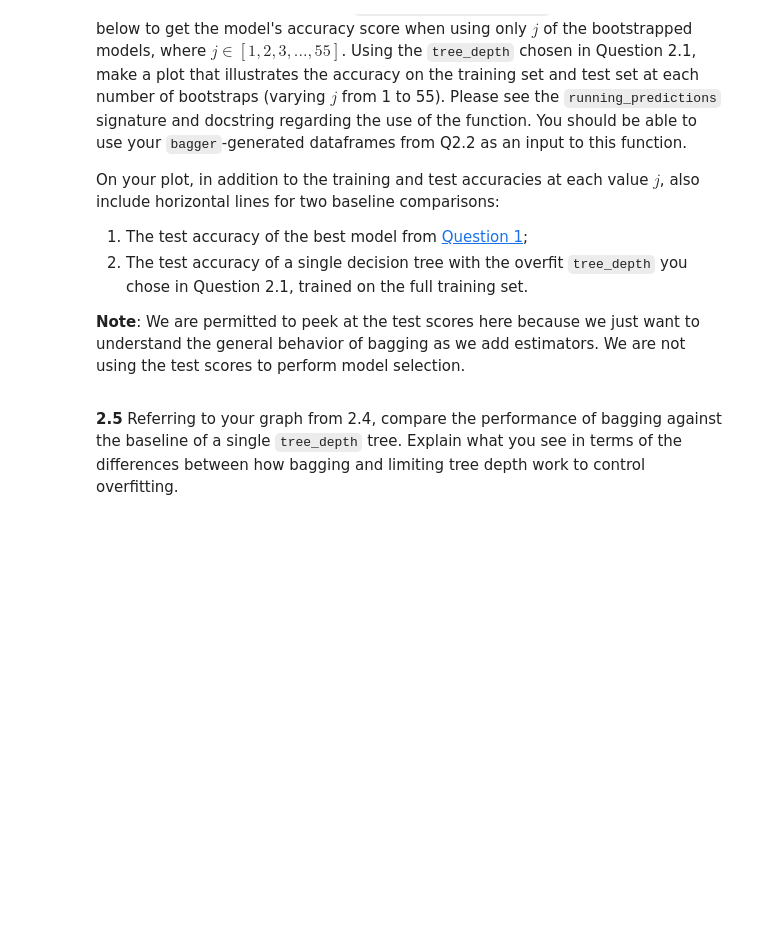
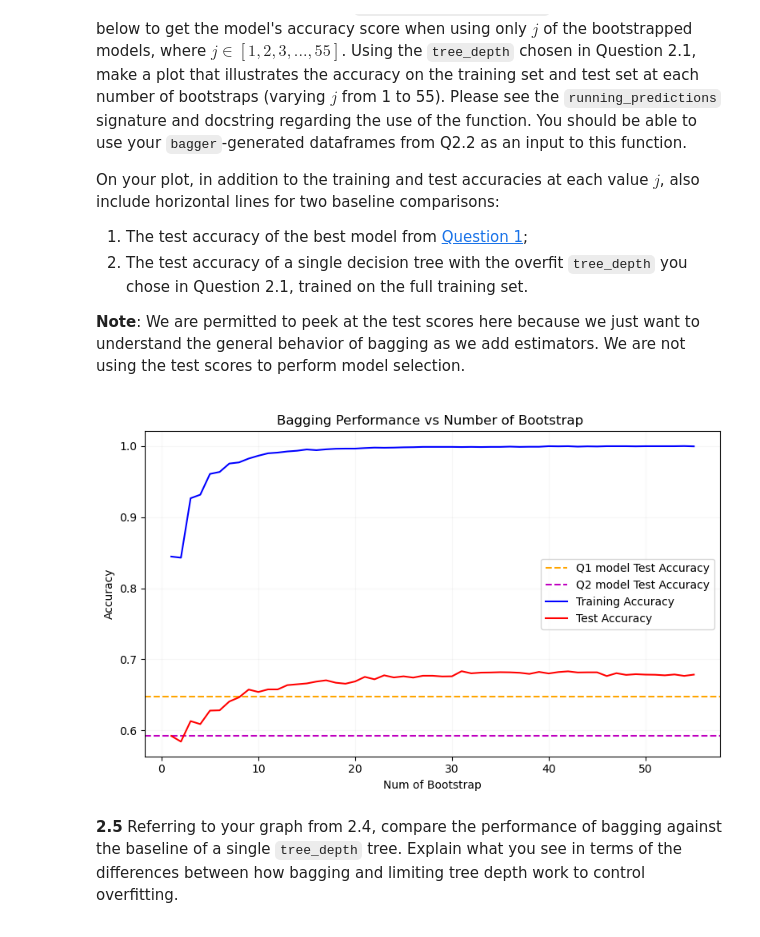
Before and after one commit to WayneKaiYeh/CSCI-E-109A-Intro-of-DS-HW, a Jupyter notebook: HW_6_notebook/cs1090a_hw6/cs1090a_hw6.ipynb, the cells around one changed output. Saved outputs shown, nothing was run; the diff lists cells and outputs as text; code cells hidden in the pictures; blank space fills up the shorter version.

```diff
--- a/HW_6_notebook/cs1090a_hw6/cs1090a_hw6.ipynb
+++ b/HW_6_notebook/cs1090a_hw6/cs1090a_hw6.ipynb
@@ -331,7 +337,7 @@ _Type your answer here, replacing this text._
 <div class="highlight-box" style="border: 1px solid #ffcccb; background-color: #ffcccb; height: 5px;"></div>
 # %%
 # set overfitting tree_depth based on provided rationale
-tree_depth = ...
+tree_depth = 20
 # %% [markdown]
 <!-- END QUESTION -->
 
@@ -434,7 +440,14 @@ def bagger(
 n_trees = 55
 # %%
 # generate predictions using bagger function
-bagging_train_df, bagging_test_df, bagging_models_list = ...
+bagging_train_df, bagging_test_df, bagging_models_list = bagger(
+    n_trees= n_trees,
+    tree_depth = tree_depth,
+    X_train = X_train,
+    y_train = y_train,
+    X_test = X_test,
+    random_seed = 0
+)
 # %%
 # display resulting dataframe heads
 display(bagging_train_df.head())
@@ -547,3 +586,43 @@ def running_predictions(
+# %%
+# Use depth = 5 we got from q1
+q1_tree = DecisionTreeClassifier(max_depth = 5, random_state=0)
+q1_tree.fit(X_train, y_train)
+q1_accuracy = q1_tree.score(X_test, y_test) #get acc
+
+
+# use depth 20 fomr q2
+q2_tree = DecisionTreeClassifier(max_depth=20, random_state=0)
+q2_tree.fit(X_train, y_train)
+q2_accuracy = q2_tree.score(X_test, y_test)
+
+
+
+plt.figure(figsize=(8, 5))
+
+
+# horizontal lines for two baseline comparisons
+plt.axhline(y=q1_accuracy, color='orange', linestyle='--',
+            label='Q1 model Test Accuracy')
+plt.axhline(y=q2_accuracy, color='m', linestyle='--',
+            label='Q2 model Test Accuracy')
+
+
+# Use the `running_predictions(...)` function provided below to get the model's accuracy score when using only $j$ of the bootstrapped models,
+#  where $j \in [1, 2, 3, ..., 55]$.
+train_acc = running_predictions(bagging_train_df, y_train)
+test_acc = running_predictions(bagging_test_df, y_test)
+plt.plot(range(1, 56), train_acc, 'b-', label='Training Accuracy')
+plt.plot(range(1, 56), test_acc, 'r-', label='Test Accuracy')
+
+
+plt.xlabel('Num of Bootstrap')
+plt.ylabel('Accuracy')
+plt.title('Bagging Performance vs Number of Bootstrap ')
+plt.legend()
+plt.grid(True, alpha=0.1)
+plt.tight_layout()
+# %% [output]
+[figure, added]
 # %% [markdown]
 <!-- END QUESTION -->
 
```
Also changed, not shown: parts of 10 cells of this notebook, 1 other file.
